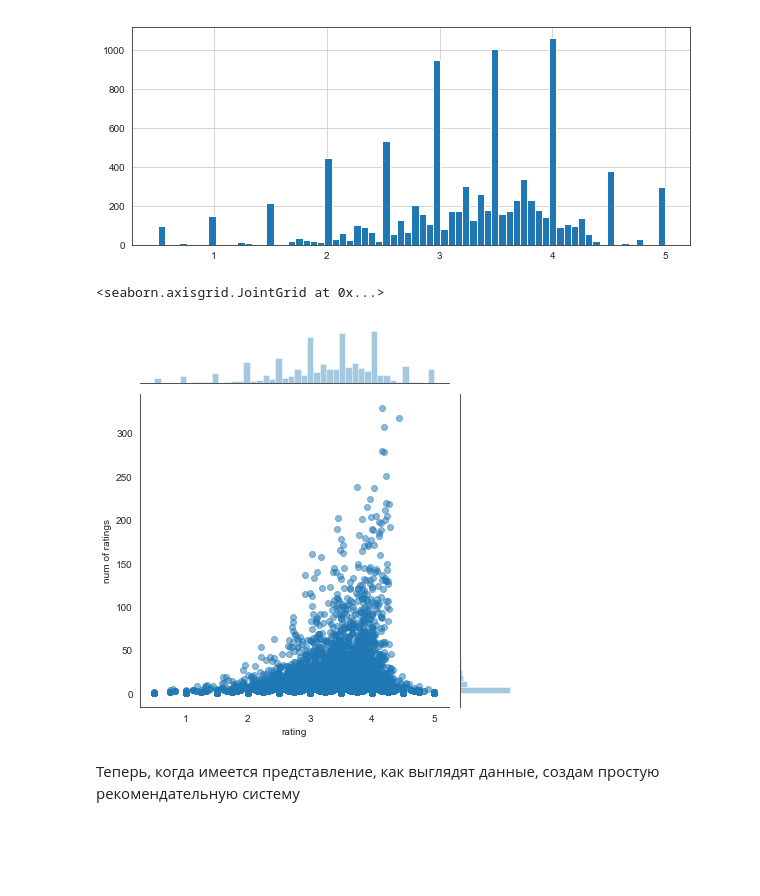
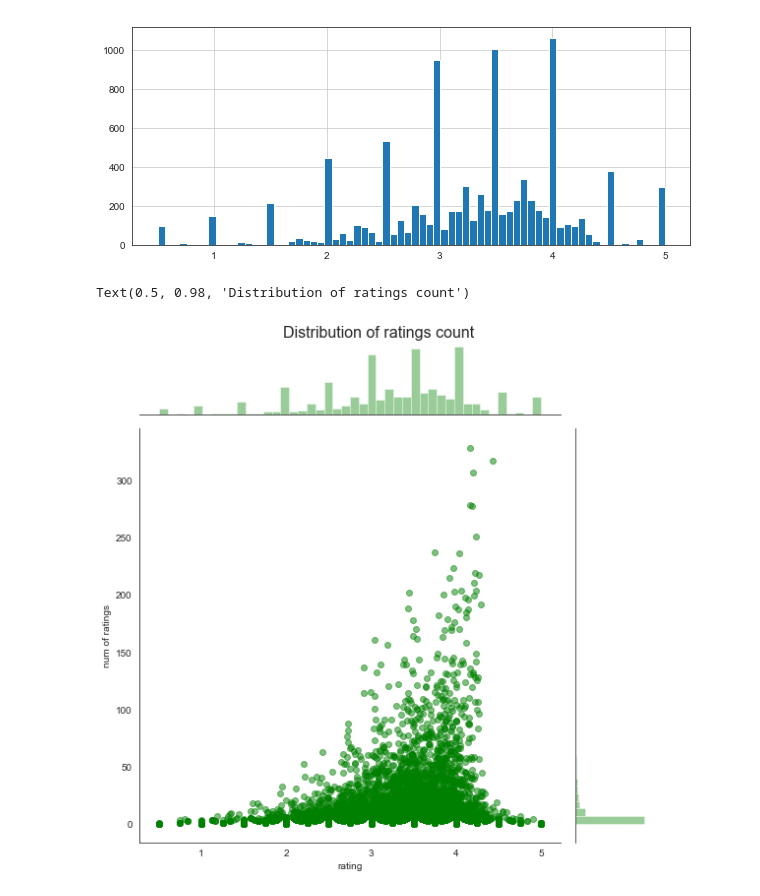
Before and after one commit to AlexanKartashov/RecommenderSystem, a Jupyter notebook: Lab_2. Recommender systems.ipynb, the cells around one changed output. Cells and saved outputs as stored; diff of their text form; code cells hidden in the pictures; blank space fills up the shorter version.

```diff
--- a/Lab_2. Recommender systems.ipynb
+++ b/Lab_2. Recommender systems.ipynb
@@ -149,9 +279,9 @@ ratings['rating'].hist(bins=70)
 <matplotlib.axes._subplots.AxesSubplot at 0x...>
 [figure]
 # %%
-sns.jointplot(x='rating',y='num of ratings',data=ratings,alpha=0.5)
+g = sns.jointplot(x='rating',y='num of ratings',data=ratings,alpha=0.5, height=8, color='g')
+g.fig.subplots_adjust(top=0.95)
+g.fig.suptitle('Distribution of ratings count', fontsize=16)
 # %% [output]
-<seaborn.axisgrid.JointGrid at 0x...>
+Text(0.5, 0.98, 'Distribution of ratings count')
-[figure, old version]
+[figure, new version]
-# %% [markdown]
-Теперь, когда имеется представление, как выглядят данные, создам простую рекомендательную систему
```
Also changed, not shown: parts of 50 cells of this notebook, 2 other files.
